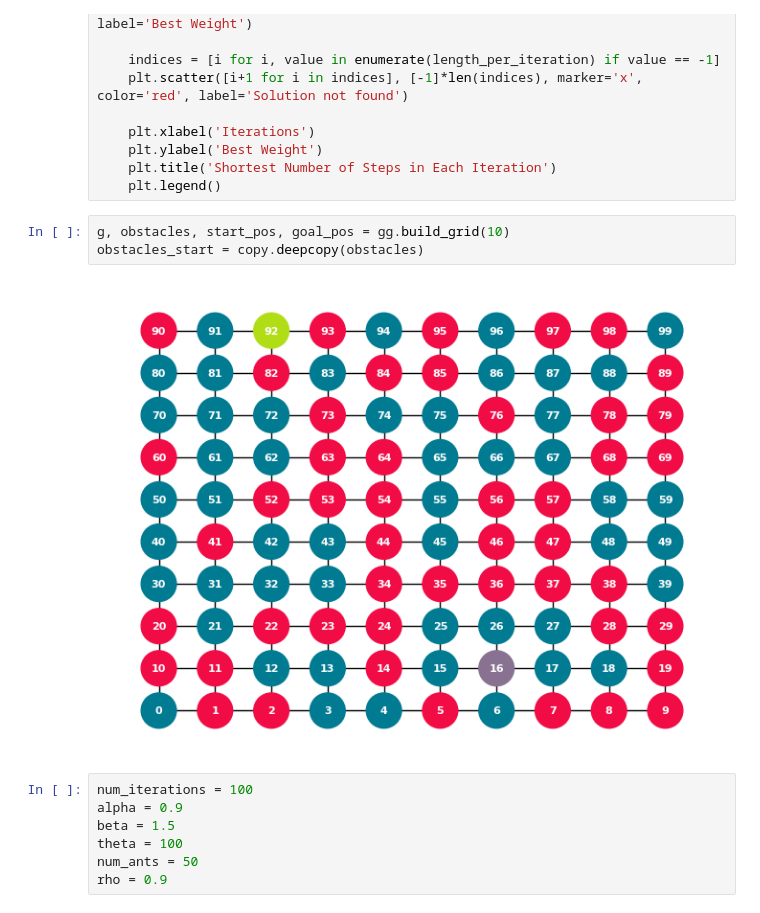
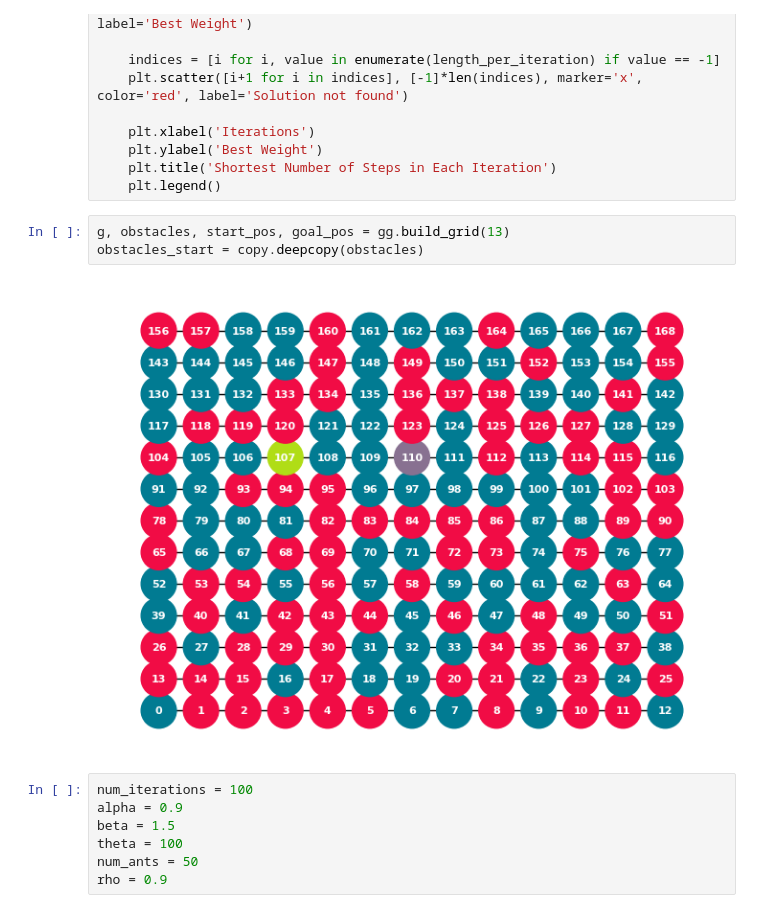
Before and after one commit to MATIJA741/MinimumGraphMotionPlanning, a Jupyter notebook: Comparator.ipynb, the cells around one changed output. Saved outputs shown, nothing was run; the diff lists cells and outputs as text.

```diff
--- a/Comparator.ipynb
+++ b/Comparator.ipynb
@@ -29,10 +29,10 @@ def plot(num_iterations, length_per_iteration):
     plt.title('Shortest Number of Steps in Each Iteration')
     plt.legend()
 # %%
-g, obstacles, start_pos, goal_pos = gg.build_grid(10)
+g, obstacles, start_pos, goal_pos = gg.build_grid(13)
 obstacles_start = copy.deepcopy(obstacles)
 # %% [output]
-[figure, old version]
+[figure, new version]
 # %%
 num_iterations = 100
 alpha = 0.9
```
Also changed, not shown: parts of 7 cells of this notebook, 3 other files.
